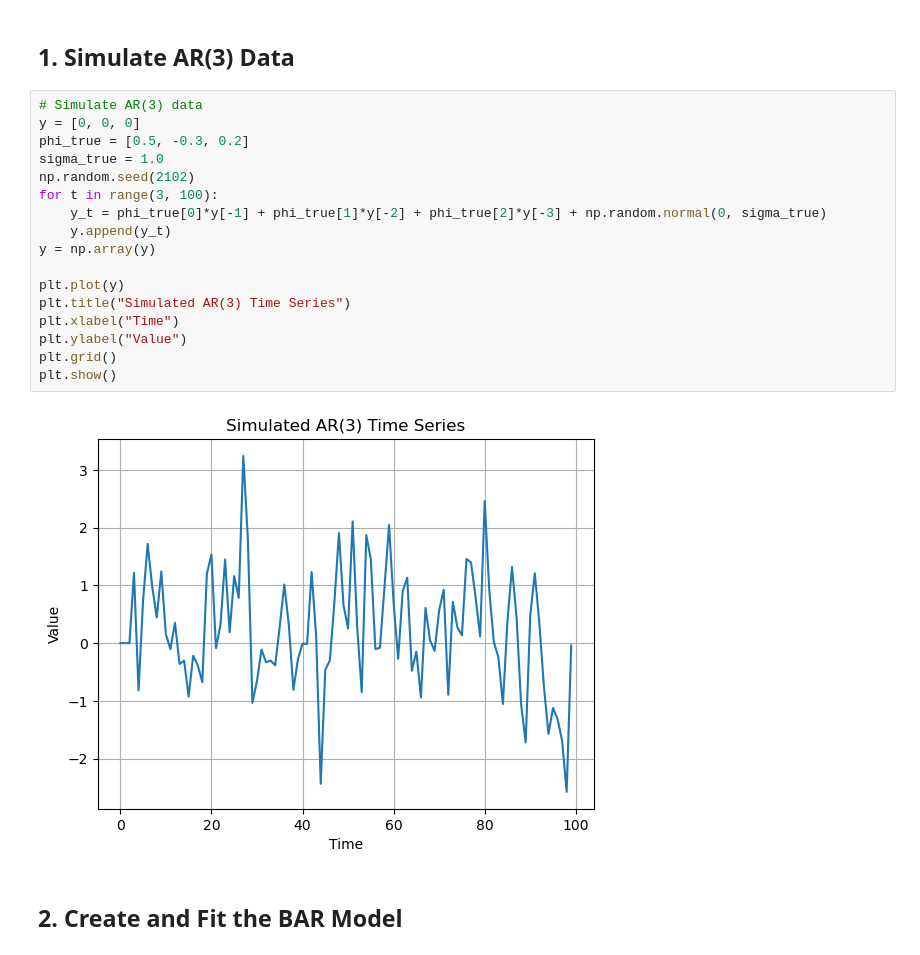
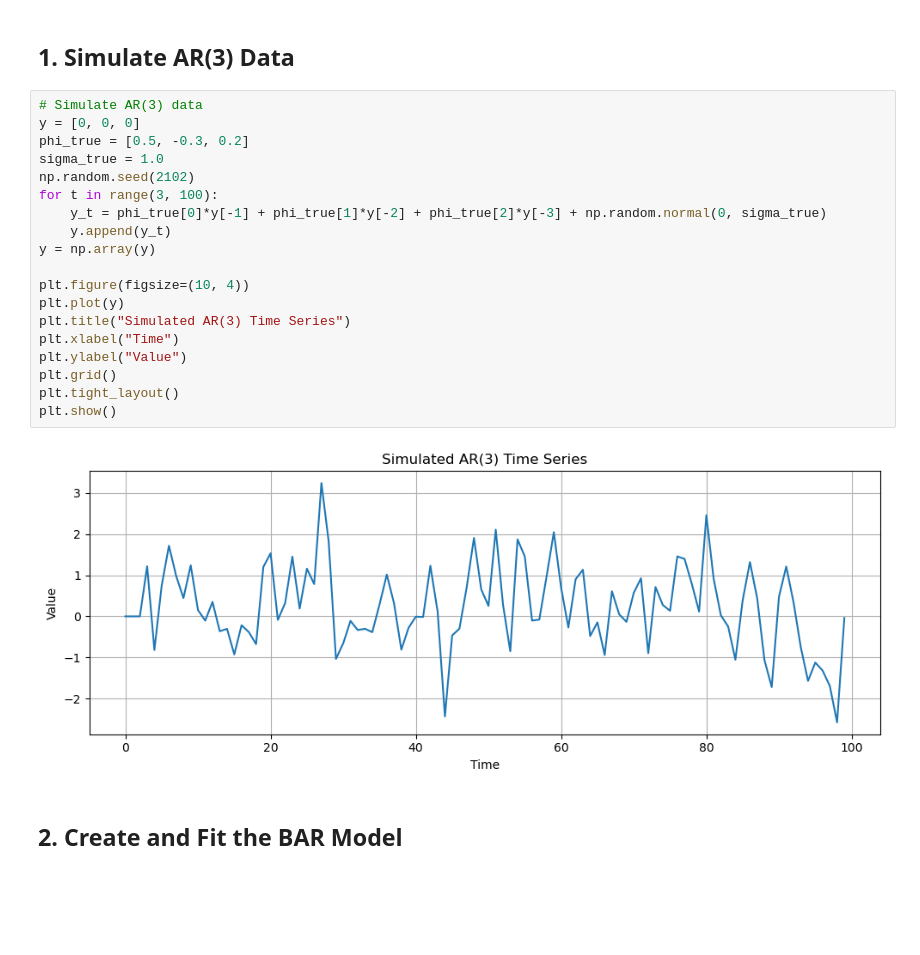
Before and after one commit to alexfaassen/STA2102_BAR, a Jupyter notebook: vignette.ipynb, the cells around one changed output. Cells and saved outputs as stored; diff of their text form; blank space fills up the shorter version.

```diff
--- a/vignette.ipynb
+++ b/vignette.ipynb
@@ -20,22 +20,24 @@ PyMC version: 5.22.0
 # %%
 # Simulate AR(3) data
 y = [0, 0, 0]
 phi_true = [0.5, -0.3, 0.2]
 sigma_true = 1.0
 np.random.seed(2102)
 for t in range(3, 100):
     y_t = phi_true[0]*y[-1] + phi_true[1]*y[-2] + phi_true[2]*y[-3] + np.random.normal(0, sigma_true)
     y.append(y_t)
 y = np.array(y)
 
+plt.figure(figsize=(10, 4))
 plt.plot(y)
 plt.title("Simulated AR(3) Time Series")
 plt.xlabel("Time")
 plt.ylabel("Value")
 plt.grid()
+plt.tight_layout()
 plt.show()
 # %% [output]
-[figure, old version]
+[figure, new version]
 # %% [markdown]
 ## 2. Create and Fit the BAR Model
 # %%
```
Also changed, not shown: parts of 1 cell of this notebook, 7 other files.
